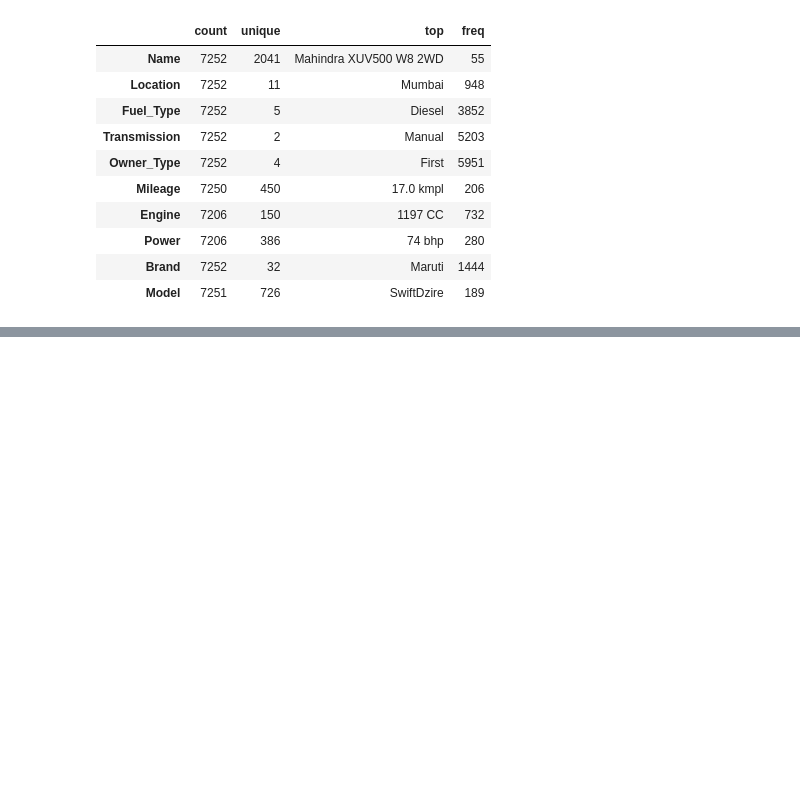
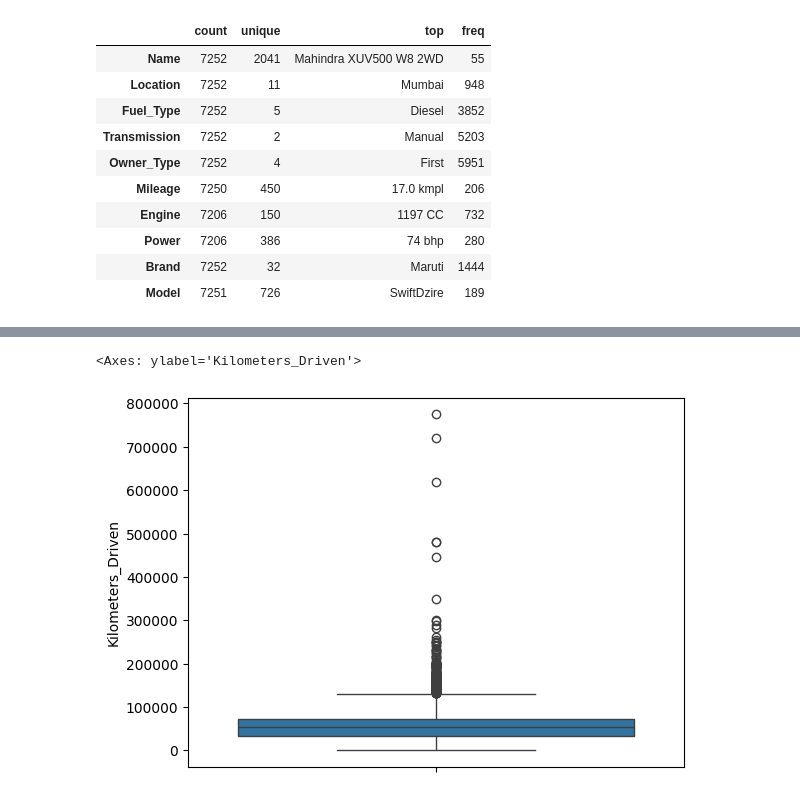
Before and after one commit to sr606/Machine_Learning_CaseStudies, a Jupyter notebook: Cars24_EDA.ipynb, the cells around one changed output, grey strips where cells are left out. Saved outputs shown, nothing was run; the diff lists cells and outputs as text; code cells hidden in the pictures; blank space fills up the shorter version.

```diff
--- a/Cars24_EDA.ipynb
+++ b/Cars24_EDA.ipynb
@@ -480,0 +532,5 @@ df.describe(include = 'O').T
+# %%
+sns.boxplot(df[df['Kilometers_Driven'] != df['Kilometers_Driven'].max()]['Kilometers_Driven'])
+# %% [output]
+<Axes: ylabel='Kilometers_Driven'>
+[figure, added]
```
Also changed, not shown: parts of 20 cells of this notebook.
